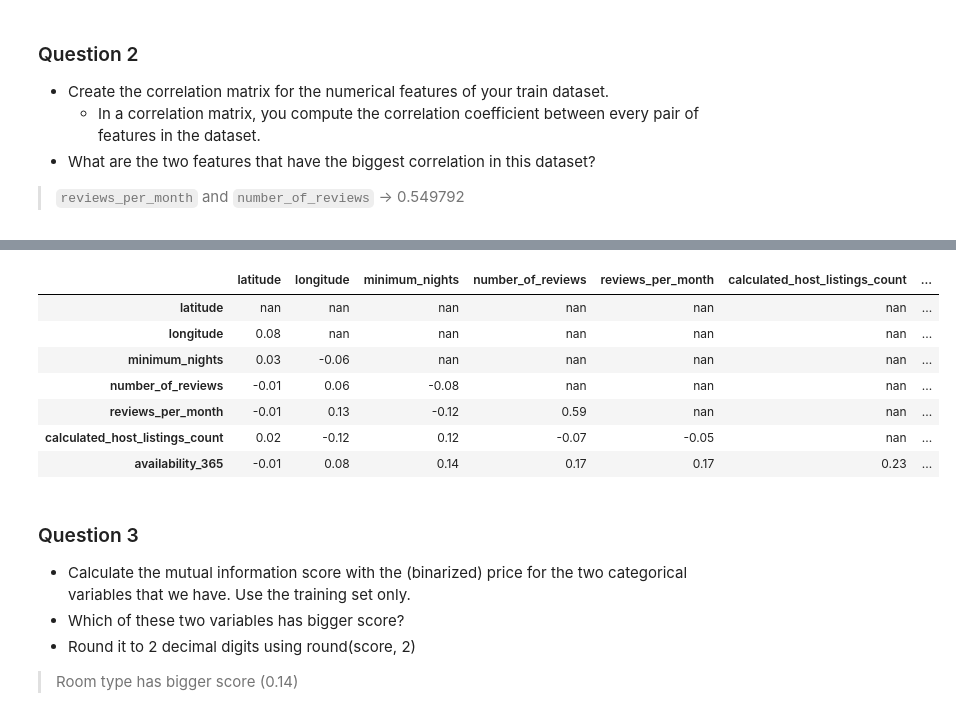
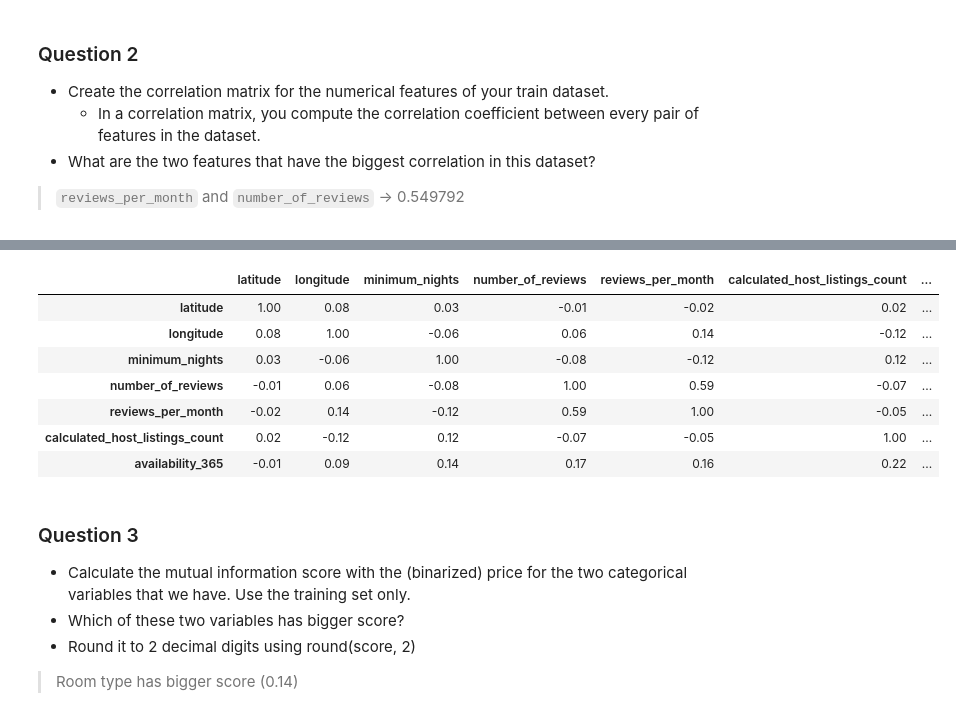
Before and after one commit to ada-nai/ag-mlcamp, a Jupyter notebook: 3-classification/hw-3-classification.ipynb, the cells around one changed output, grey strips where cells are left out. Cells and saved outputs as stored; diff of their text form; code cells hidden in the pictures.

```diff
--- a/3-classification/hw-3-classification.ipynb
+++ b/3-classification/hw-3-classification.ipynb
@@ -233,22 +237,27 @@ corr.style.background_gradient(cmap='coolwarm')
 # %%
 # Fill diagonal and upper half with NaNs
-mask = np.zeros_like(corr, dtype=bool)
-mask[np.triu_indices_from(mask)] = True
-corr[mask] = np.nan
-(corr
- .style
- .background_gradient(cmap='coolwarm', axis=None, vmin=-1, vmax=1)
- .highlight_null(null_color='#f1f1f1')  # Color NaNs grey
- .set_precision(2))
+def plot_corr_matrix(df):
+    corr_matrix = df.corr()
+    mask = np.zeros_like(corr_matrix, dtype=bool)
+    mask[np.triu_indices_from(mask)] = True
+    corr_matrix[mask] = np.nan
+    figure = (corr
+     .style
+     .background_gradient(cmap='coolwarm', axis=None, vmin=-1, vmax=1)
+     .highlight_null(null_color='#f1f1f1')  # Color NaNs grey
+     .set_precision(2))
+    return figure
-# %% [output]
-|  | latitude | longitude | minimum_nights | number_of_reviews | reviews_per_month | calculated_host_listings_count | ... |
-| latitude | nan | nan | nan | nan | nan | nan | ... |
-| longitude | 0.08 | nan | nan | nan | nan | nan | ... |
-| minimum_nights | 0.03 | -0.06 | nan | nan | nan | nan | ... |
-| number_of_reviews | -0.01 | 0.06 | -0.08 | nan | nan | nan | ... |
-| reviews_per_month | -0.01 | 0.13 | -0.12 | 0.59 | nan | nan | ... |
-| calculated_host_listings_count | 0.02 | -0.12 | 0.12 | -0.07 | -0.05 | nan | ... |
-| availability_365 | -0.01 | 0.08 | 0.14 | 0.17 | 0.17 | 0.23 | ... |
+# %%
+plot_corr_matrix(corr)
+# %% [output]
+|  | latitude | longitude | minimum_nights | number_of_reviews | reviews_per_month | calculated_host_listings_count | ... |
+| latitude | 1.00 | 0.08 | 0.03 | -0.01 | -0.02 | 0.02 | ... |
+| longitude | 0.08 | 1.00 | -0.06 | 0.06 | 0.14 | -0.12 | ... |
+| minimum_nights | 0.03 | -0.06 | 1.00 | -0.08 | -0.12 | 0.12 | ... |
+| number_of_reviews | -0.01 | 0.06 | -0.08 | 1.00 | 0.59 | -0.07 | ... |
+| reviews_per_month | -0.02 | 0.14 | -0.12 | 0.59 | 1.00 | -0.05 | ... |
+| calculated_host_listings_count | 0.02 | -0.12 | 0.12 | -0.07 | -0.05 | 1.00 | ... |
+| availability_365 | -0.01 | 0.09 | 0.14 | 0.17 | 0.16 | 0.22 | ... |
 # %% [markdown]
 ### Question 3
 
```
Also changed, not shown: parts of 9 cells of this notebook, 1 other file.
